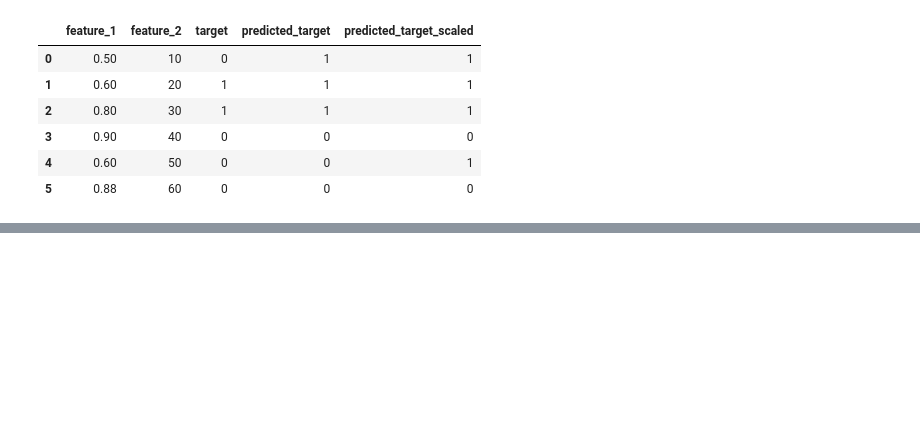
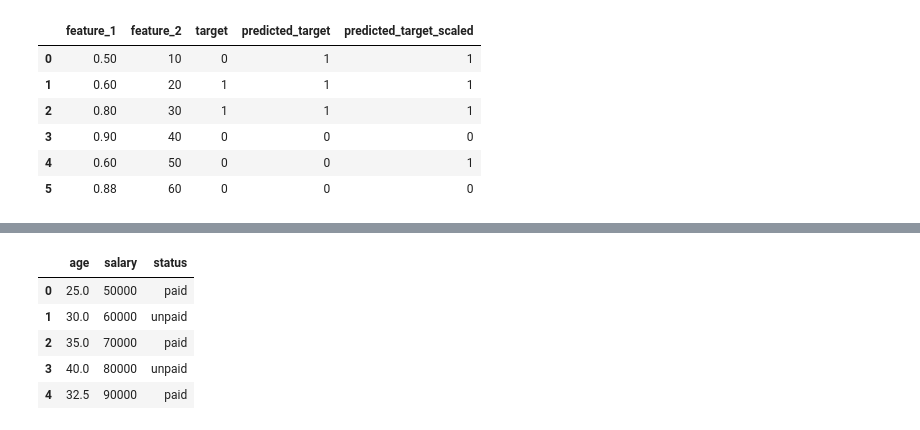
Before and after one commit to rahul8879/harika_ai, a Jupyter notebook: machine_learning/01_KNN_basic.ipynb, the cells around one changed output, grey strips where cells are left out. Saved outputs shown, nothing was run; the diff lists cells and outputs as text; code cells hidden in the pictures; blank space fills up the shorter version.

Commit message:
added the machine learning cases

```diff
--- a/machine_learning/01_KNN_basic.ipynb
+++ b/machine_learning/01_KNN_basic.ipynb
@@ -206,0 +261,26 @@ data
+# %%
+import numpy as np
+data = {
+    'age':[25, 30, 35, 40,np.nan],
+    'salary':[50000, 60000, 70000, 80000, 90000],
+    'status':['paid', 'unpaid', 'paid', 'unpaid', 'paid']
+}
+df_people = pd.DataFrame(data)
+df_people.head()
+
+# fill with mean imputation
+df_people.age.fillna(value=np.mean(df_people['age']), inplace=True)
+
+# model = KNeighborsRegressor(n_neighbors=2)
+X = df_people[['age', 'salary']]
+y = df_people['age']
+model.fit(X, y)
+
+# conclusion :
+# you cant pass the NaN values directly to the model.
+# You need to handle them before training or prediction.
+# missing valu imputation techniques can be used to fill the NaN values.
+# 1. mean imputation
+# 2. median imputation
+# 3. mode imputation
+# 4. model based imputation : docklink : https://scikit-learn.org/stable/modules/impute.html
@@ -206,0 +295,9 @@ data
+# %%
+df_people
+# %% [output]
+|  | age | salary | status |
+| 0 | 25.0 | 50000 | paid |
+| 1 | 30.0 | 60000 | unpaid |
+| 2 | 35.0 | 70000 | paid |
+| 3 | 40.0 | 80000 | unpaid |
+| 4 | 32.5 | 90000 | paid |
```
Also changed, not shown: parts of 7 cells of this notebook.
